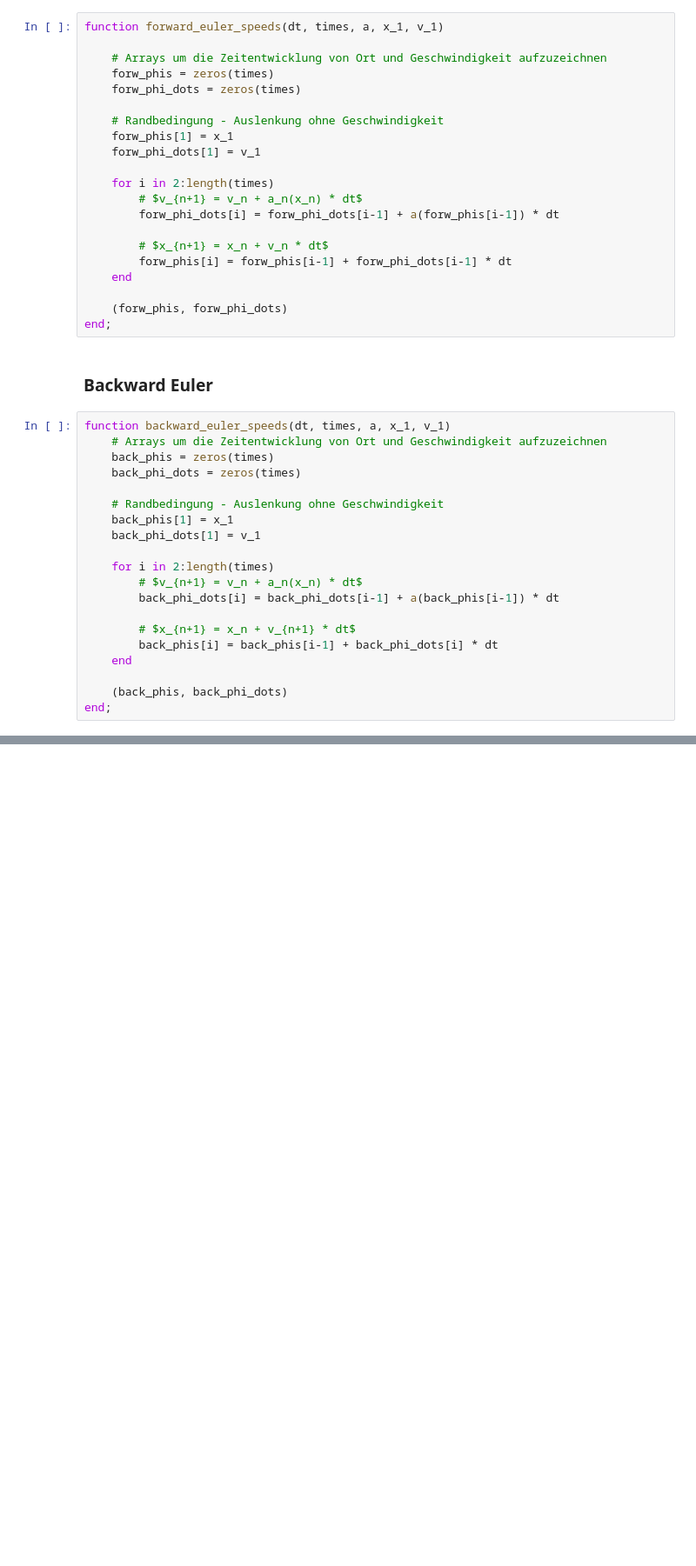
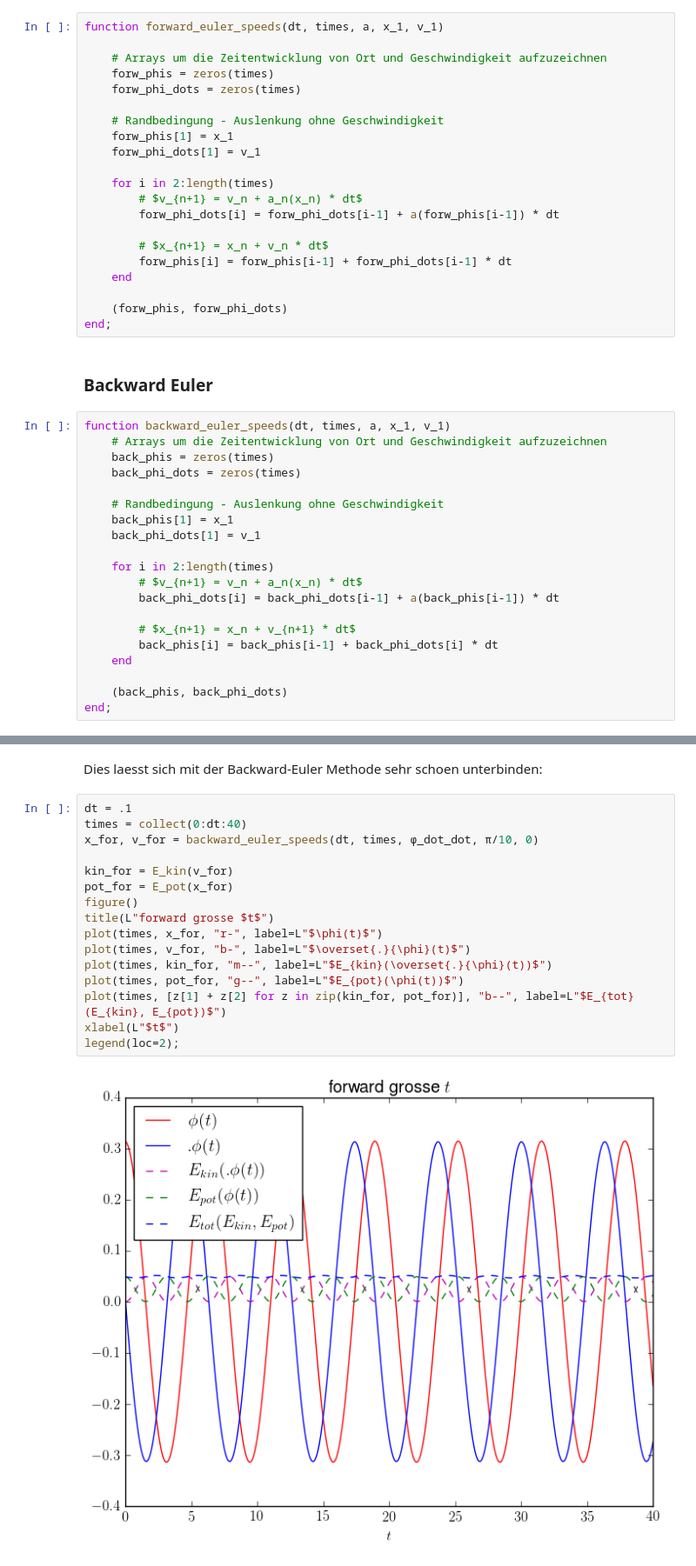
Before and after one commit to Handfeger/compphys-2016, a Jupyter notebook: uebung_05/05_die_zukunft_richtig_ausgependelt.ipynb, the cells around one changed output, grey strips where cells are left out. Shown: that part at 87% size. Saved outputs shown, nothing was run; the diff lists cells and outputs as text; blank space fills up the shorter version.

```diff
--- a/uebung_05/05_die_zukunft_richtig_ausgependelt.ipynb
+++ b/uebung_05/05_die_zukunft_richtig_ausgependelt.ipynb
@@ -161,0 +182,20 @@ legend(bbox_to_anchor=(1.2, 1.2))
+# %% [markdown]
+Dies laesst sich mit der Backward-Euler Methode sehr schoen unterbinden:
+# %%
+dt = .1
+times = collect(0:dt:40)
+x_for, v_for = backward_euler_speeds(dt, times, ϕ_dot_dot, π/10, 0)
+
+kin_for = E_kin(v_for)
+pot_for = E_pot(x_for)
+figure()
+title(L"forward grosse $t$")
+plot(times, x_for, "r-", label=L"$\phi(t)$")
+plot(times, v_for, "b-", label=L"$\overset{.}{\phi}(t)$")
+plot(times, kin_for, "m--", label=L"$E_{kin}(\overset{.}{\phi}(t))$")
+plot(times, pot_for, "g--", label=L"$E_{pot}(\phi(t))$")
+plot(times, [z[1] + z[2] for z in zip(kin_for, pot_for)], "b--", label=L"$E_{tot}(E_{kin}, E_{pot})$")
+xlabel(L"$t$")
+legend(loc=2);
+# %% [output]
+[figure, added]
```
Also changed, not shown: parts of 4 cells of this notebook.
